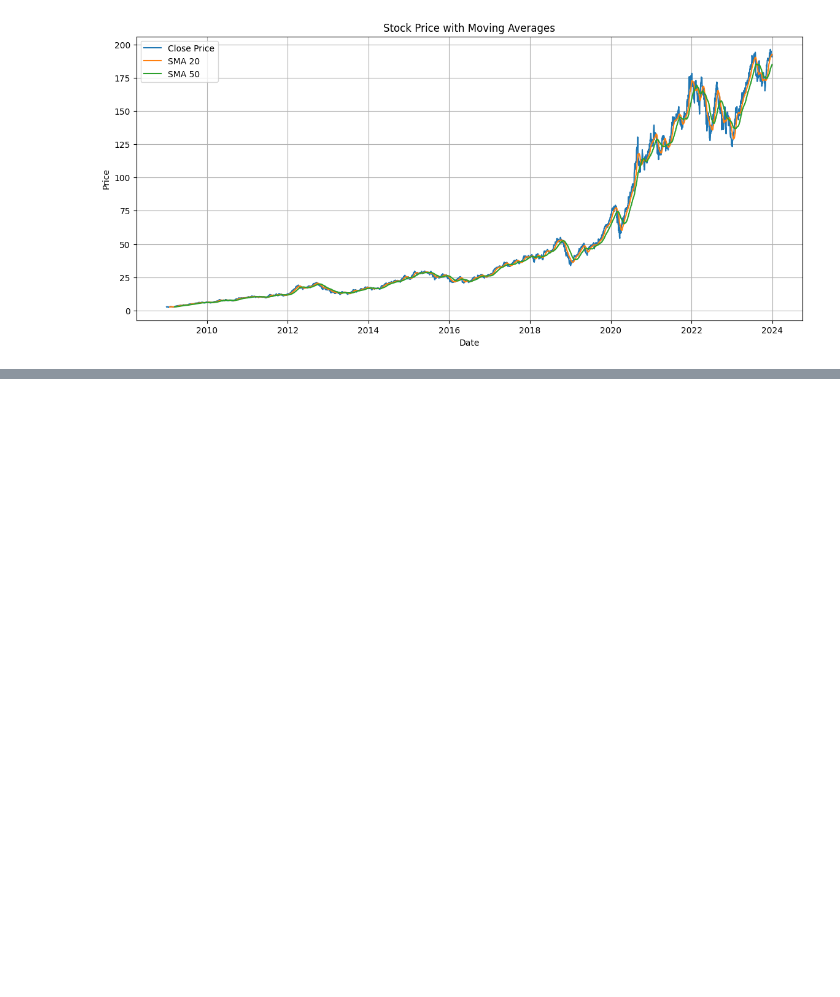
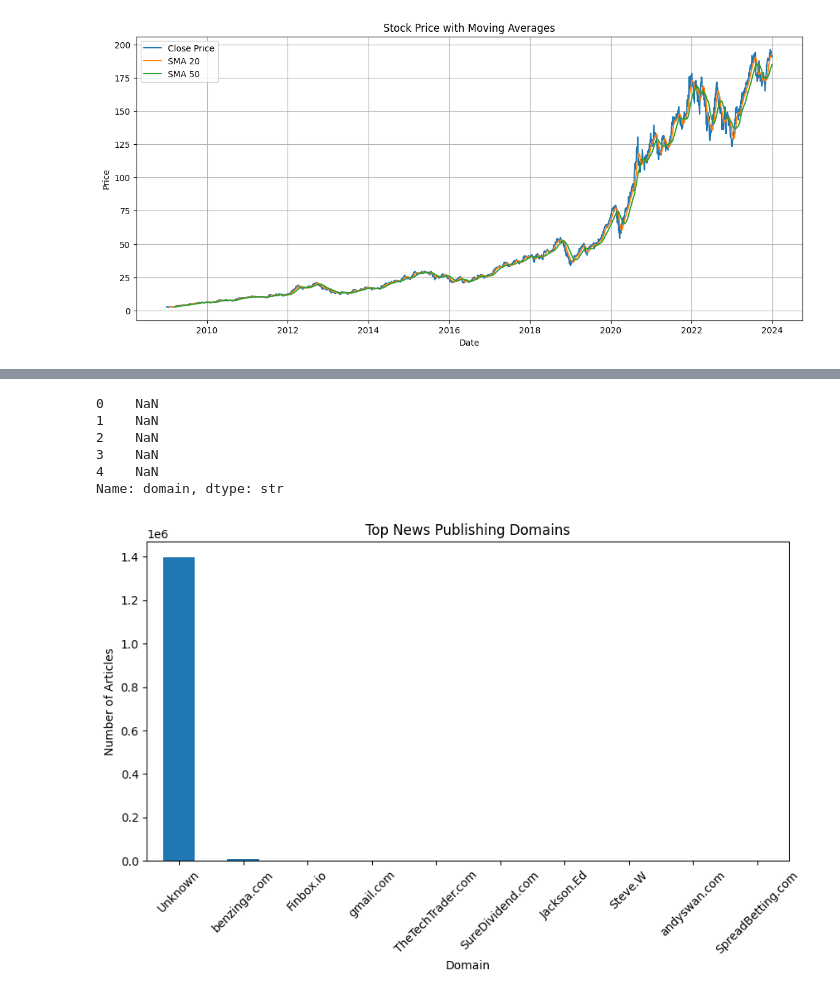
Before and after one commit to Bethabrh/10academy-news-sentiment-analysis, a Jupyter notebook: notebooks/task1_eda.ipynb, the cells around one changed output, grey strips where cells are left out. Saved outputs shown, nothing was run; the diff lists cells and outputs as text; code cells hidden in the pictures; blank space fills up the shorter version.

```diff
--- a/notebooks/task1_eda.ipynb
+++ b/notebooks/task1_eda.ipynb
@@ -503,0 +531,31 @@ plt.show()
+# %%
+df['publisher'] = df['publisher'].astype(str)
+
+df['domain'] = df['publisher'].str.extract(r'@?([\w\-]+\.\w+)$')
+
+df['domain'].head()
+# %% [output]
+0    NaN
+1    NaN
+2    NaN
+3    NaN
+4    NaN
+Name: domain, dtype: str
+# %%
+df['domain'] = df['domain'].fillna('Unknown')
+# %%
+import matplotlib.pyplot as plt
+
+top_domains = df['domain'].value_counts().head(10)
+
+plt.figure(figsize=(10,5))
+top_domains.plot(kind='bar')
+
+plt.title("Top News Publishing Domains")
+plt.xlabel("Domain")
+plt.ylabel("Number of Articles")
+
+plt.xticks(rotation=45)
+plt.show()
+# %% [output]
+[figure, added]
```
Also changed, not shown: parts of 20 cells of this notebook.
